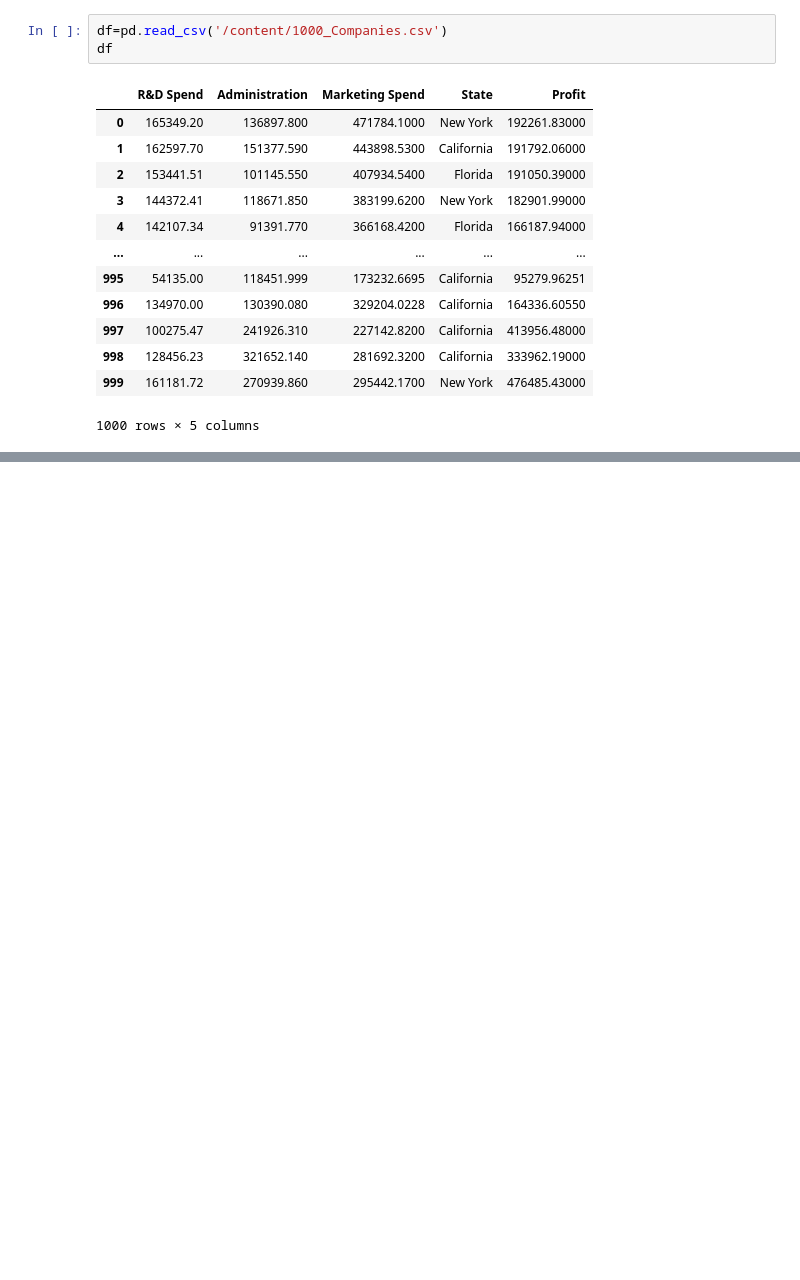
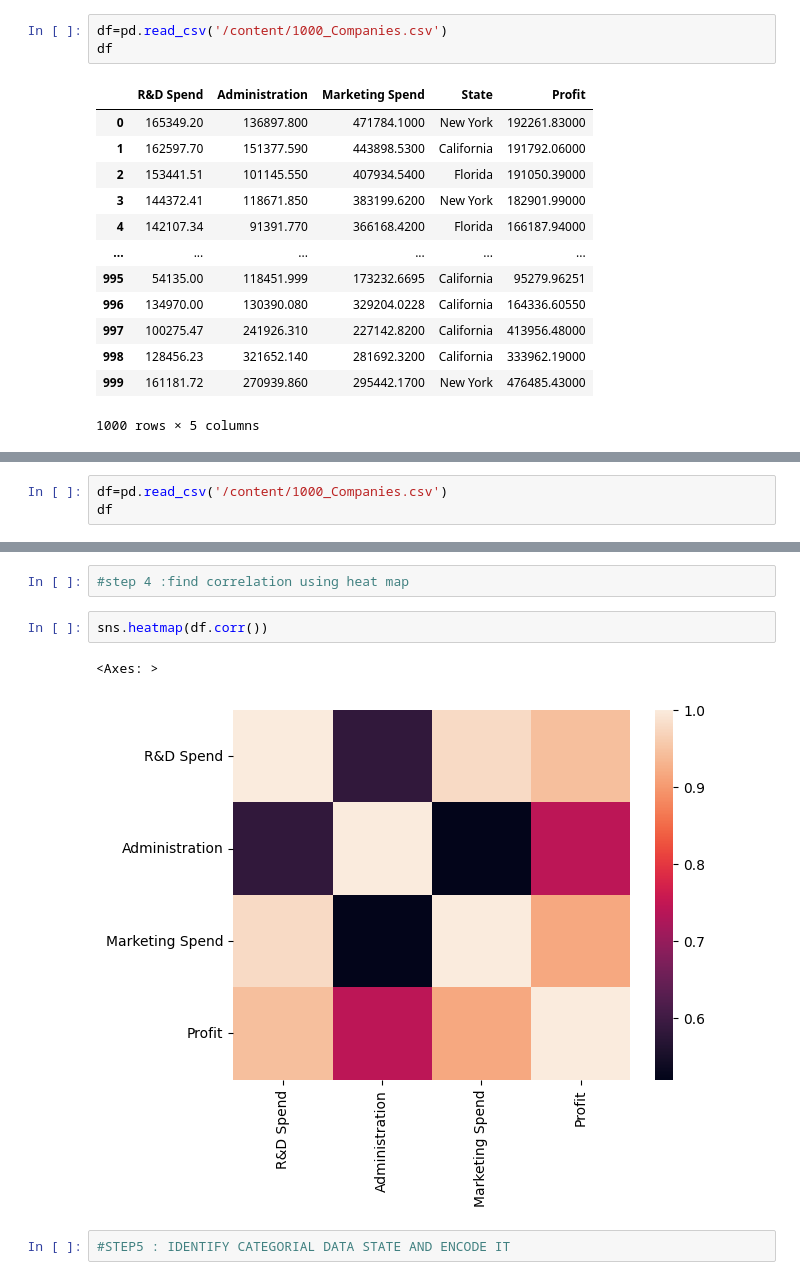
Before and after one commit to Preeth-09/AI_ML_Avanthi_preethi, a Jupyter notebook: train_test_split.ipynb, the cells around one changed output, grey strips where cells are left out. Drawn from its saved outputs; the diff is of its cells as text; blank space fills up the shorter version.

```diff
--- a/train_test_split.ipynb
+++ b/train_test_split.ipynb
@@ -116,0 +129,3 @@ df
+# %%
+df=pd.read_csv('/content/1000_Companies.csv')
+df
@@ -116,0 +165,9 @@ df
+# %%
+#step 4 :find correlation using heat map
+# %%
+sns.heatmap(df.corr())
+# %% [output]
+<Axes: >
+[figure, added]
+# %%
+#STEP5 : IDENTIFY CATEGORIAL DATA STATE AND ENCODE IT
```
Also changed, not shown: parts of 27 cells of this notebook.
